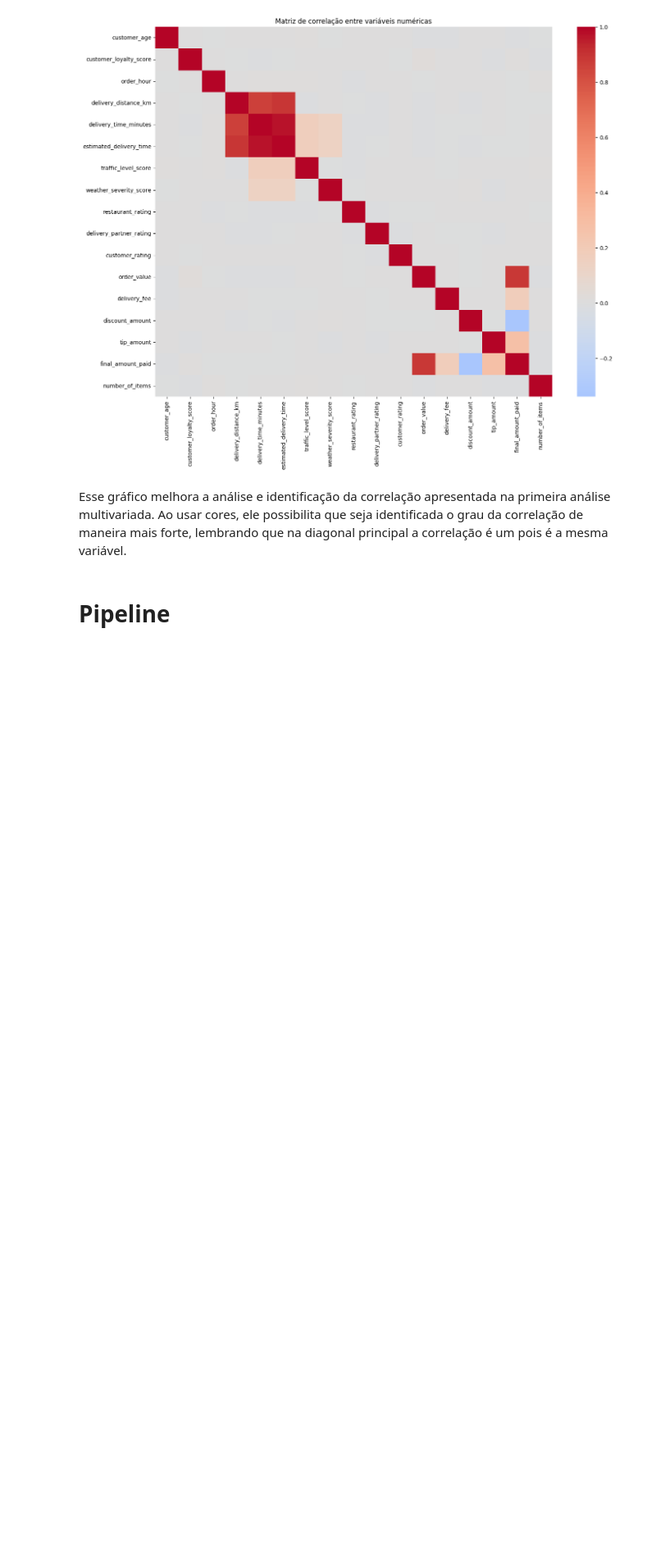
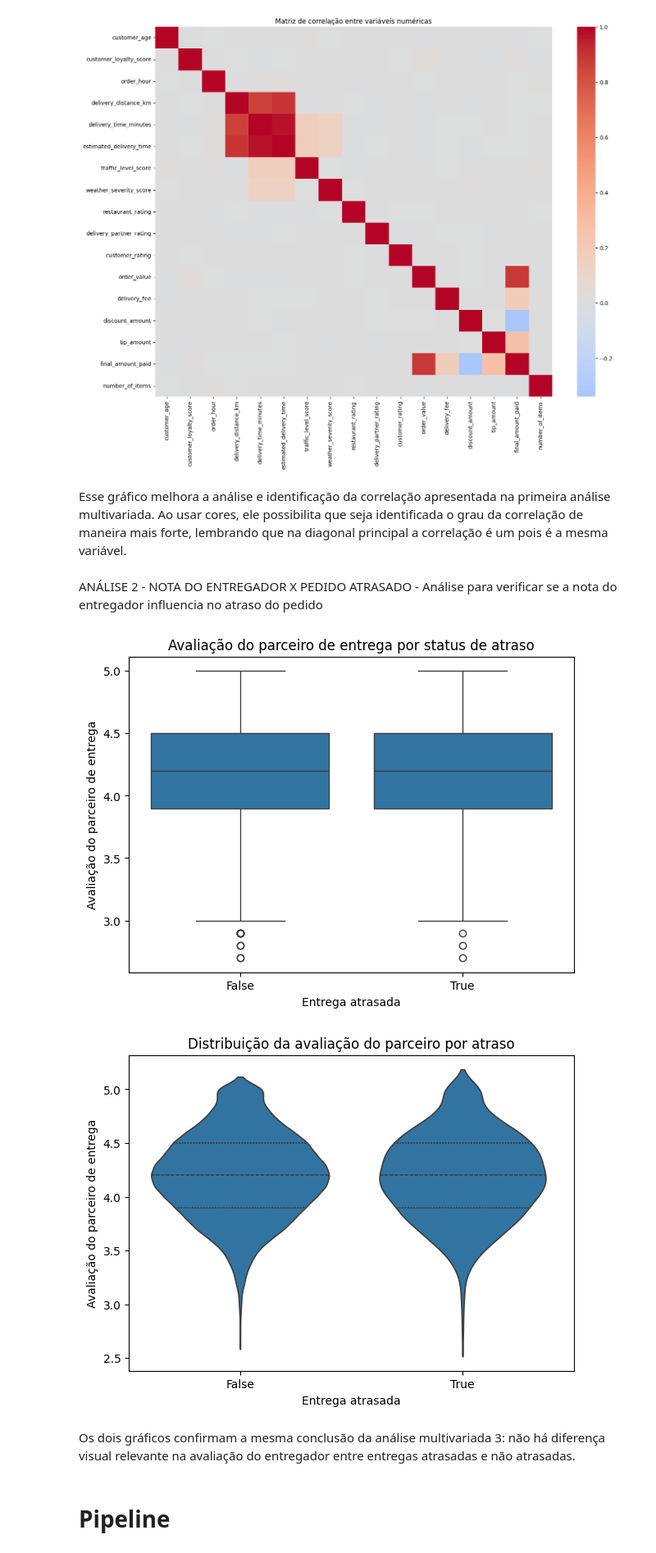
Before and after one commit to LeandroRodriguesCarneiro/pos_graduacao_analise_preparacao_dados, a Jupyter notebook: main.ipynb, the cells around one changed output. Shown at 82% size. Saved outputs shown, nothing was run; the diff lists cells and outputs as text; code cells hidden in the pictures; blank space fills up the shorter version.

```diff
--- a/main.ipynb
+++ b/main.ipynb
@@ -1300,5 +1352,34 @@ plt.show()
 [figure]
 # %% [markdown]
 Esse gráfico melhora a análise e identificação da correlação apresentada na primeira análise multivariada. Ao usar cores, ele possibilita que seja identificada o grau da correlação de maneira mais forte, lembrando que na diagonal principal a correlação é um pois é a mesma variável.
+# %% [markdown]
+ANÁLISE 2 - NOTA DO ENTREGADOR X PEDIDO ATRASADO - Análise para verificar se a nota do entregador influencia no atraso do pedido
+# %%
+plt.figure(figsize=(7, 5))
+sns.boxplot(
+    data=data,
+    x='delayed_delivery_flag',
+    y='delivery_partner_rating'
+)
+plt.title('Avaliação do parceiro de entrega por status de atraso')
+plt.xlabel('Entrega atrasada')
+plt.ylabel('Avaliação do parceiro de entrega')
+plt.show()
+plt.figure(figsize=(7, 5))
+sns.violinplot(
+    data=data,
+    x='delayed_delivery_flag',
+    y='delivery_partner_rating',
+    inner='quartile'
+)
+plt.title('Distribuição da avaliação do parceiro por atraso')
+plt.xlabel('Entrega atrasada')
+plt.ylabel('Avaliação do parceiro de entrega')
+plt.show()
+# %% [output]
+[figure, added]
+[figure, added]
+# %% [markdown]
+Os dois gráficos confirmam a mesma conclusão da análise multivariada 3: não há diferença visual relevante na avaliação do entregador entre entregas atrasadas e não atrasadas.
 # %% [markdown]
 # Pipeline
```
Also changed, not shown: parts of 4 cells of this notebook.
